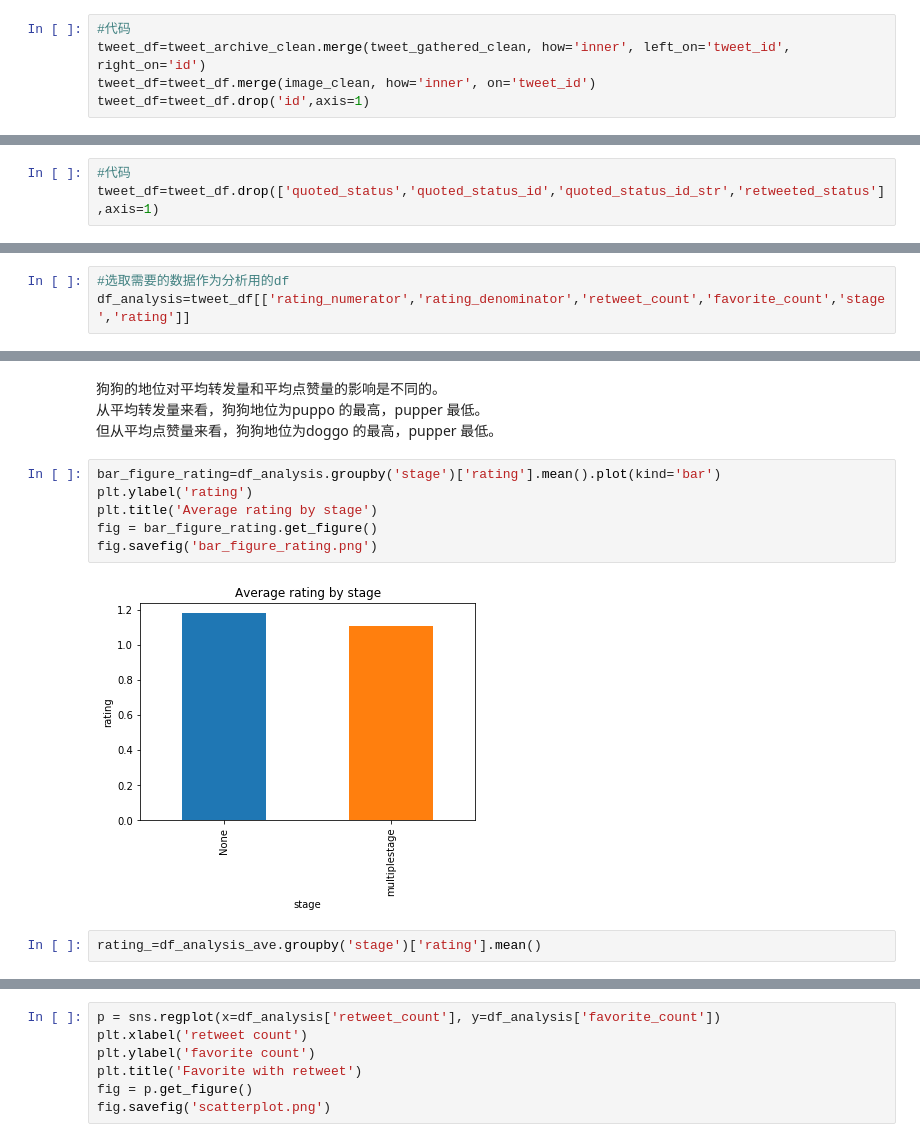
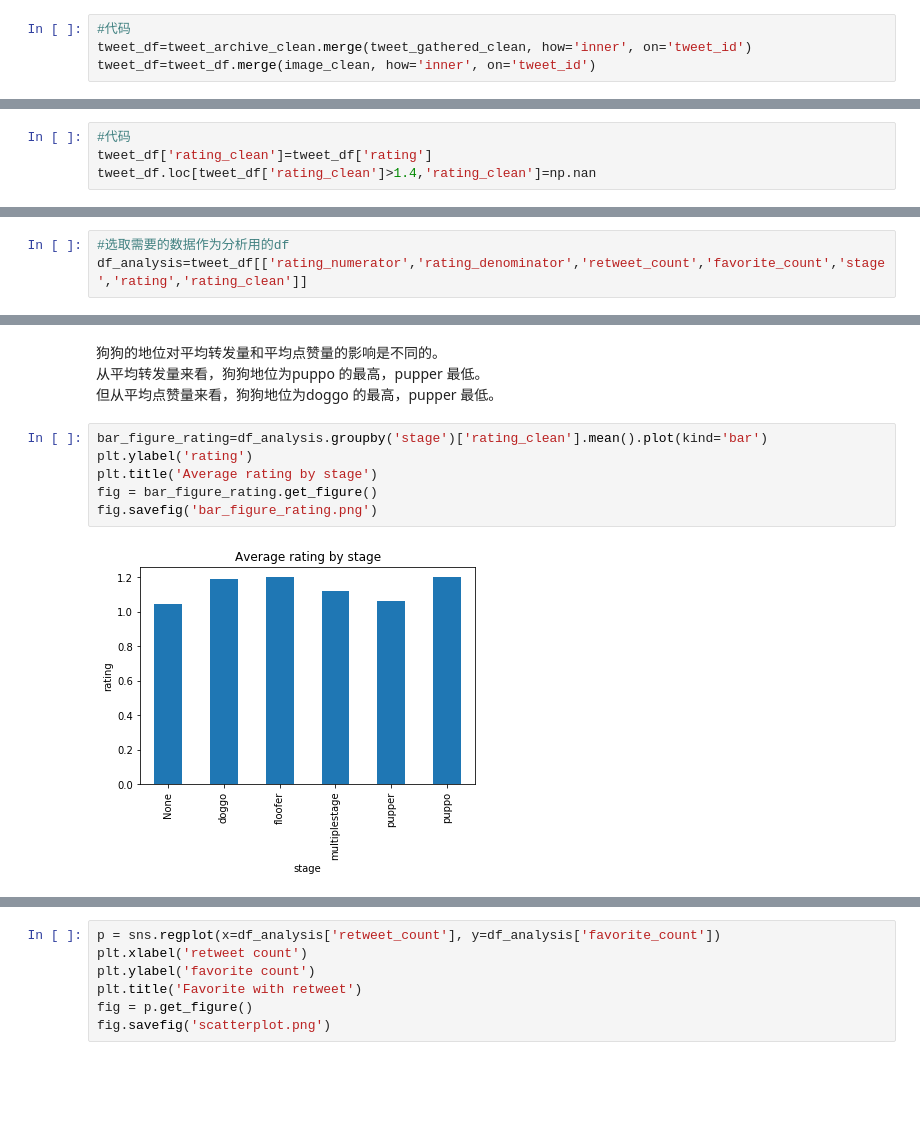
Before and after one commit to shireley/weratedogs-data-wrangle, a Jupyter notebook: wrangle-act.ipynb, the cells around one changed output, grey strips where cells are left out. Drawn from its saved outputs; the diff is of its cells as text; blank space fills up the shorter version.

```diff
--- a/wrangle-act.ipynb
+++ b/wrangle-act.ipynb
@@ -533,9 +511,8 @@ Name: stage, dtype: int64
 将tweet_df和image整合
 # %%
 #代码
-tweet_df=tweet_archive_clean.merge(tweet_gathered_clean, how='inner', left_on='tweet_id', right_on='id')
+tweet_df=tweet_archive_clean.merge(tweet_gathered_clean, how='inner', on='tweet_id')
 tweet_df=tweet_df.merge(image_clean, how='inner', on='tweet_id')
-tweet_df=tweet_df.drop('id',axis=1)
 # %% [markdown]
 #### 测试
 # %%
@@ -565,3 +538,0 @@ memory usage: 681.1+ KB
-# %%
-#代码
-tweet_df=tweet_df.drop(['quoted_status','quoted_status_id','quoted_status_id_str','retweeted_status'],axis=1)
@@ -689,0 +645,4 @@ Name: rating, dtype: int64
+# %%
+#代码
+tweet_df['rating_clean']=tweet_df['rating']
+tweet_df.loc[tweet_df['rating_clean']>1.4,'rating_clean']=np.nan
@@ -694,7 +677,7 @@ tweet_df.to_csv('twitter_archive_master.csv', encoding='utf-8', index=False)
 数据分析及可视化
 # %%
 #选取需要的数据作为分析用的df
-df_analysis=tweet_df[['rating_numerator','rating_denominator','retweet_count','favorite_count','stage','rating']]
+df_analysis=tweet_df[['rating_numerator','rating_denominator','retweet_count','favorite_count','stage','rating','rating_clean']]
 # %%
 df_analysis.describe()
 # %% [output]
@@ -740,12 +707,10 @@ fig.savefig('bar_figure.png')
 从平均转发量来看，狗狗地位为puppo 的最高，pupper 最低。
 但从平均点赞量来看，狗狗地位为doggo 的最高，pupper 最低。
 # %%
-bar_figure_rating=df_analysis.groupby('stage')['rating'].mean().plot(kind='bar')
+bar_figure_rating=df_analysis.groupby('stage')['rating_clean'].mean().plot(kind='bar')
 plt.ylabel('rating')
 plt.title('Average rating by stage')
 fig = bar_figure_rating.get_figure()
 fig.savefig('bar_figure_rating.png')
 # %% [output]
-[figure, old version]
+[figure, new version]
-# %%
-rating_=df_analysis_ave.groupby('stage')['rating'].mean()
```
Also changed, not shown: parts of 44 cells of this notebook, 1 other file.
